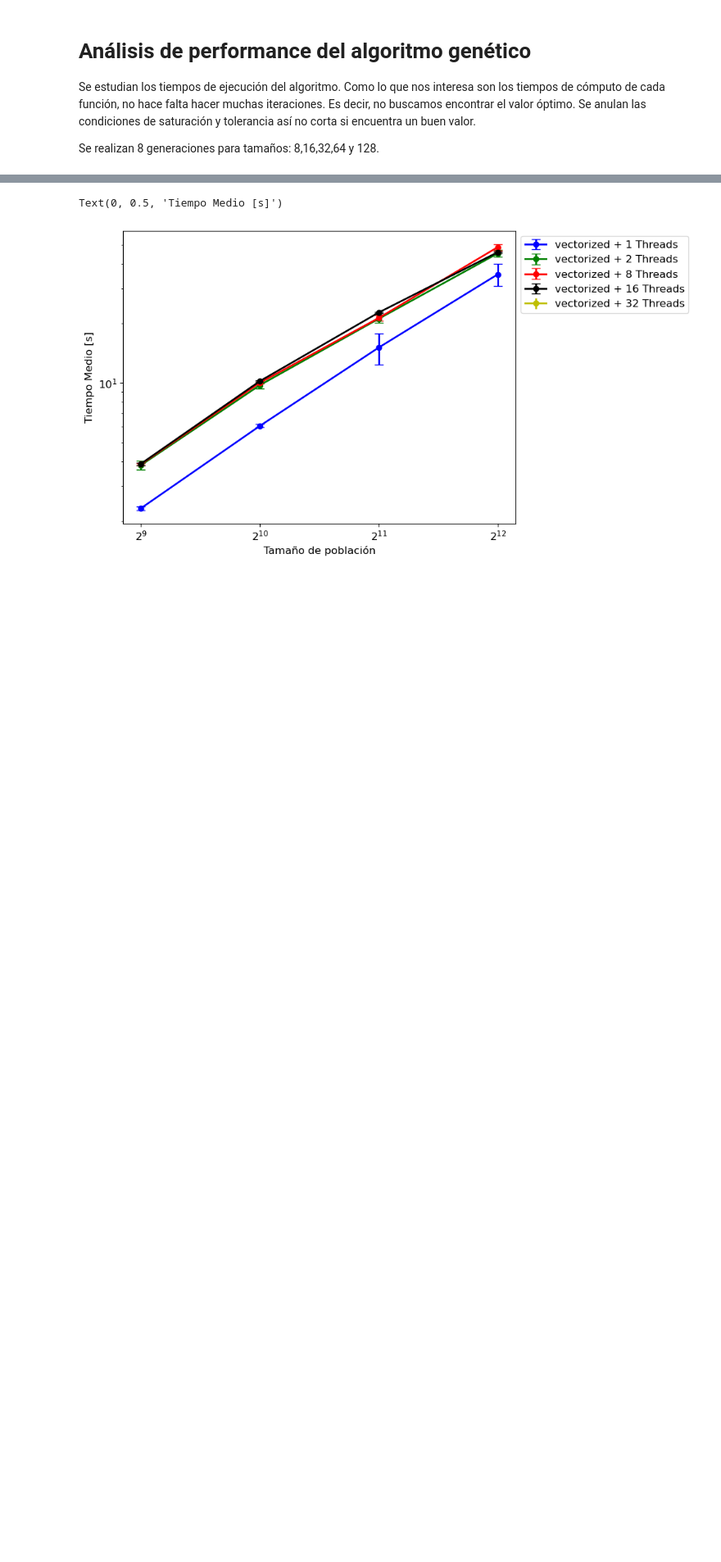
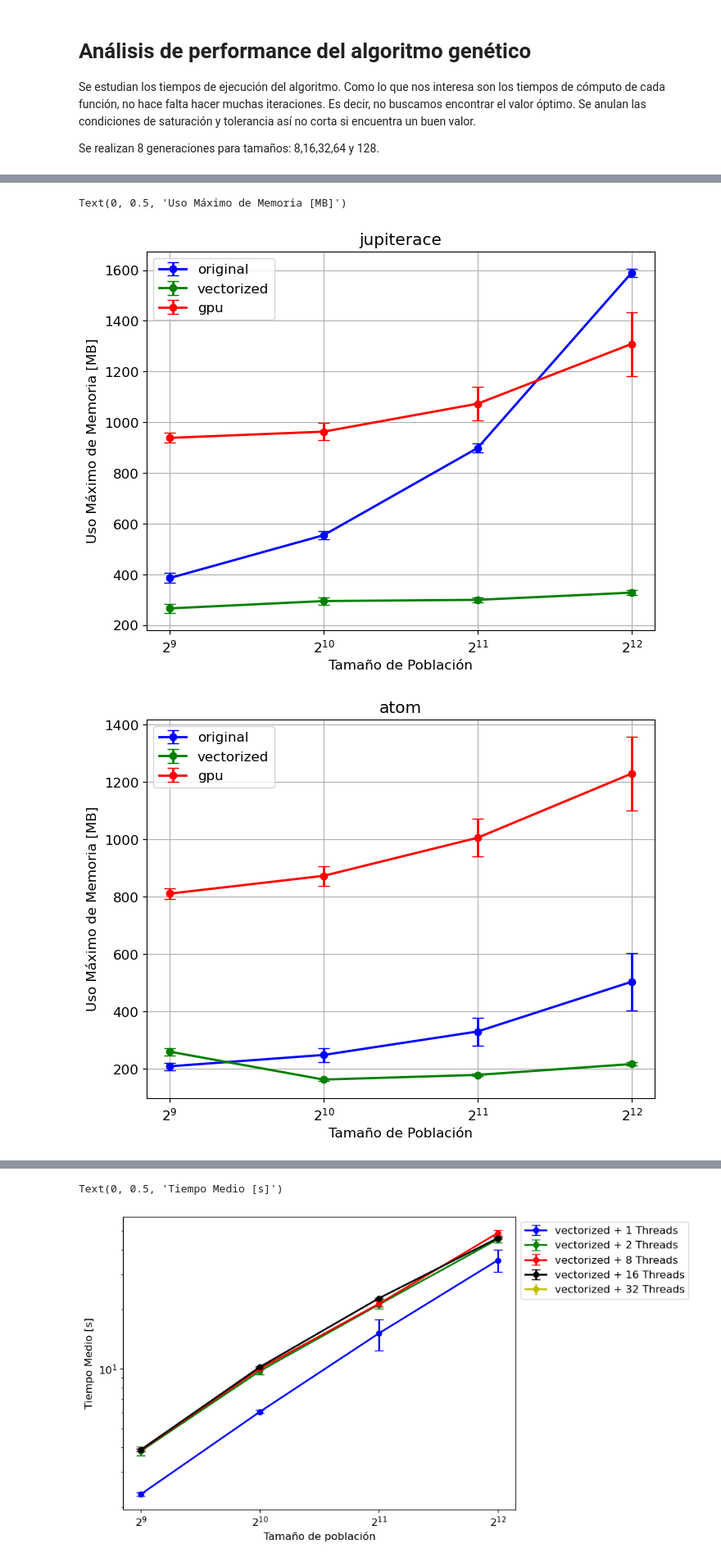
Before and after one commit to sofips/dynamic_ga, a Jupyter notebook: profile_plots.ipynb, the cells around one changed output, grey strips where cells are left out. Shown: that part at 82% size. Drawn from its saved outputs; the diff is of its cells as text; code cells hidden in the pictures; blank space fills up the shorter version.

Commit message:
new results

```diff
--- a/profile_plots.ipynb
+++ b/profile_plots.ipynb
@@ -340,0 +341,62 @@ Text(0, 0.5, 'Tiempo Medio Total [s]')
+# %%
+dimension = 64
+computer = 'jupiterace'
+thread_numbers = [1]
+plt.figure(figsize=(8, 6))
+
+df_jupiterace = results_dataframe[(results_dataframe['computer'] == computer) & (results_dataframe['dimension'] == dimension)]
+
+
+df_jupiterace_original = df_jupiterace[df_jupiterace['fitness_function'] == 'original2']
+plt.errorbar(df_jupiterace_original['population_size'], df_jupiterace_original['max_memory_mean'], yerr=100*df_jupiterace_original['max_memory_std']/df_jupiterace_original['population_size'], fmt='o-', label='original', capsize=5)
+
+for nthreads in thread_numbers:
+    df_jupiterace_vectorizada = df_jupiterace[df_jupiterace['fitness_function'] == 'vectorizada2']
+    df = df_jupiterace_vectorizada[df_jupiterace_vectorizada['thread_number'] == nthreads]
+    df = df.sort_values(by='population_size')
+    plt.errorbar(df['population_size'], df['max_memory_mean'], yerr=df['max_memory_std'], fmt='o-', label=f'vectorized', capsize=5)
+
+for nthreads in thread_numbers:
+    df_jupiterace_gpu = df_jupiterace[(df_jupiterace['fitness_function'] == 'gpu') & (df_jupiterace['thread_number'] == nthreads)]
+    df_jupiterace_gpu = df_jupiterace_gpu.sort_values(by='population_size')
+    plt.errorbar(df_jupiterace_gpu['population_size'], df_jupiterace_gpu['max_memory_mean'], yerr=df_jupiterace_gpu['max_memory_std'], fmt='o-', label=f'gpu', capsize=5)
+plt.legend(loc='upper left')
+plt.title('jupiterace')
+plt.grid(True)
+#plt.yscale('log')
+plt.xscale('log',base = 2)
+plt.xlabel('Tamaño de Población')
+plt.ylabel('Uso Máximo de Memoria [MB]')
+
+plt.figure(figsize=(8, 6))
+
+dimension = 64
+computer = 'atom'
+
+df_atom = results_dataframe[(results_dataframe['computer'] == computer) & (results_dataframe['dimension'] == dimension)]
+
+df_atom_original = df_atom[df_atom['fitness_function'] == 'original']
+plt.errorbar(df_atom_original['population_size'], df_atom_original['max_memory_mean'], yerr=df_atom_original['max_memory_std'], fmt='o-', label='original', capsize=5)
+
+for nthreads in thread_numbers:
+    df_atom_vectorizada = df_atom[df_atom['fitness_function'] == 'vectorizada2']
+    df = df_atom_vectorizada[df_atom_vectorizada['thread_number'] == nthreads]
+    df = df.sort_values(by='population_size')
+    plt.errorbar(df['population_size'], df['max_memory_mean'], yerr=df['max_memory_std'], fmt='o-', label=f'vectorized', capsize=5)
+
+for nthreads in thread_numbers:
+    df_atom_gpu = df_atom[(df_atom['fitness_function'] == 'gpu') & (df_atom['thread_number'] == nthreads)]
+    df_atom_gpu = df_atom_gpu.sort_values(by='population_size')
+    plt.errorbar(df_atom_gpu['population_size'], df_atom_gpu['max_memory_mean'], yerr=df_atom_gpu['max_memory_std'], fmt='o-', label=f'gpu', capsize=5)
+
+plt.legend(loc='upper left')
+plt.title('atom')
+plt.grid(True)
+#plt.yscale('log')
+plt.xscale('log',base = 2)
+plt.xlabel('Tamaño de Población')
+plt.ylabel('Uso Máximo de Memoria [MB]')
+# %% [output]
+Text(0, 0.5, 'Uso Máximo de Memoria [MB]')
+[figure, added]
+[figure, added]
```
Also changed, not shown: parts of 8 cells of this notebook, 1 other file.
